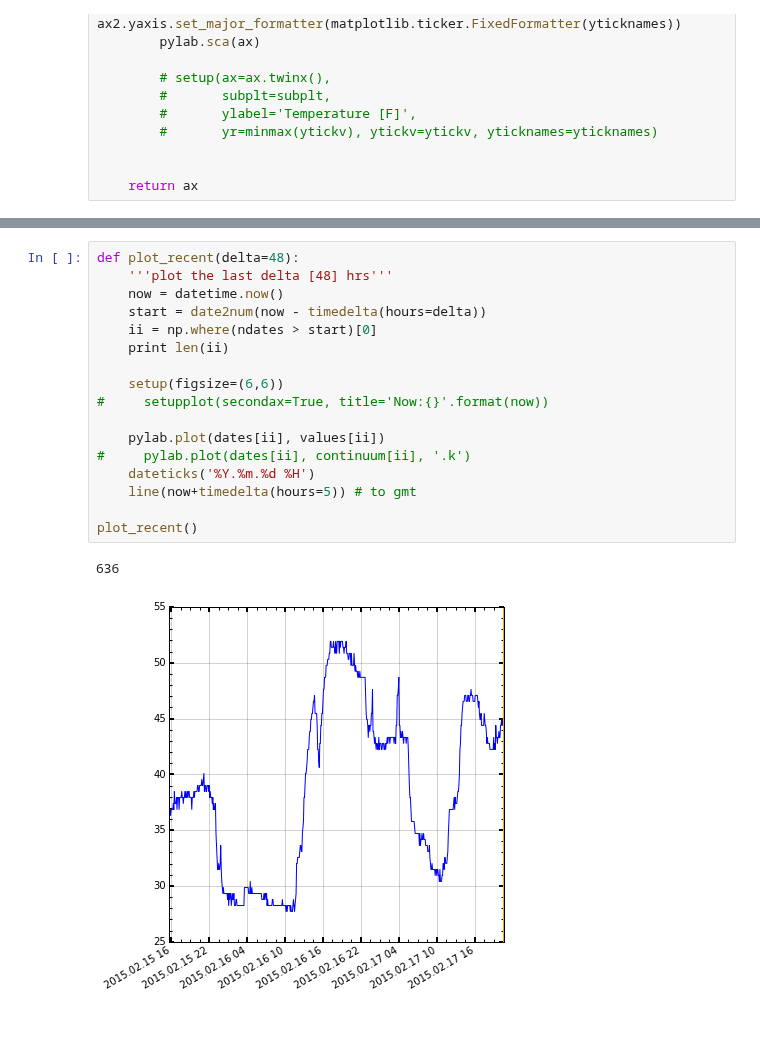
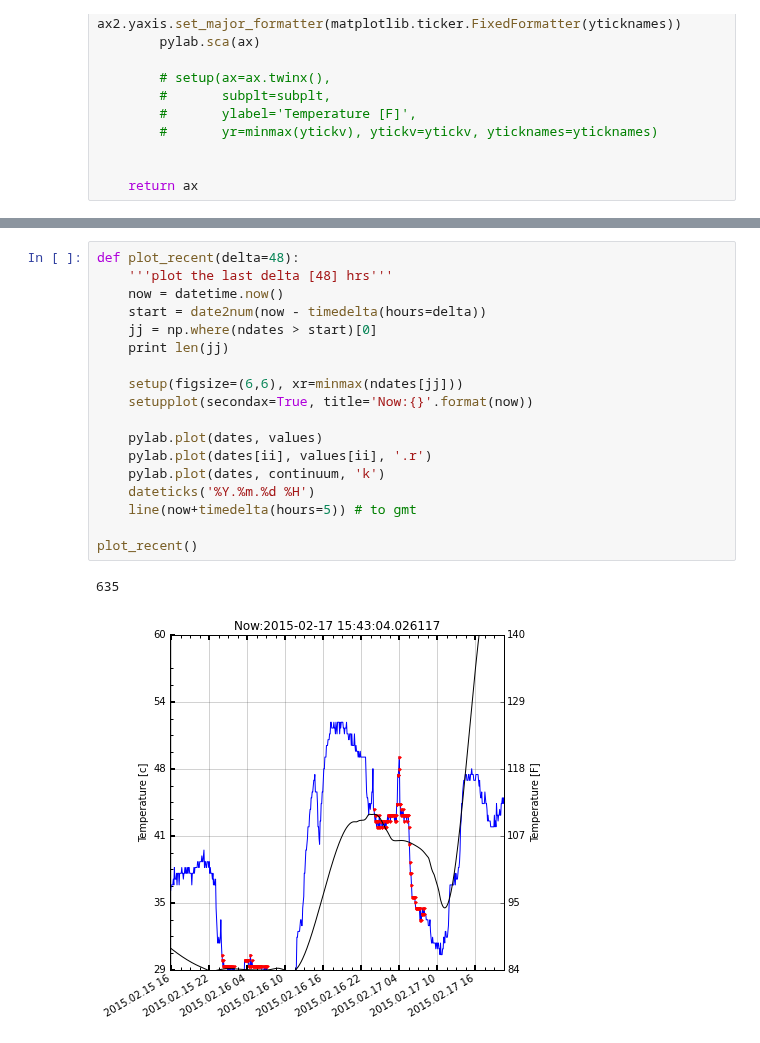
Before and after one commit to ajmendez/templog, a Jupyter notebook: notebook/neon.ipynb, the cells around one changed output, grey strips where cells are left out. Cells and saved outputs as stored; diff of their text form.

Commit message:
neon with new plots

```diff
--- a/notebook/neon.ipynb
+++ b/notebook/neon.ipynb
@@ -155,23 +158,24 @@ plot_temp()
 # %%
 def plot_recent(delta=48):
     '''plot the last delta [48] hrs'''
     now = datetime.now()
     start = date2num(now - timedelta(hours=delta))
-    ii = np.where(ndates > start)[0]
-    print len(ii)
+    jj = np.where(ndates > start)[0]
+    print len(jj)
 
-    setup(figsize=(6,6))
-#     setupplot(secondax=True, title='Now:{}'.format(now))
+    setup(figsize=(6,6), xr=minmax(ndates[jj]))
+    setupplot(secondax=True, title='Now:{}'.format(now))
 
-    pylab.plot(dates[ii], values[ii])
-#     pylab.plot(dates[ii], continuum[ii], '.k')
+    pylab.plot(dates, values)
+    pylab.plot(dates[ii], values[ii], '.r')
+    pylab.plot(dates, continuum, 'k')
     dateticks('%Y.%m.%d %H')
     line(now+timedelta(hours=5)) # to gmt
 
 plot_recent()
 # %% [output]
-636
+635
-[figure, old version]
+[figure, new version]
 # %%
 plot_recent(128)
 # %% [output]
```
Also changed, not shown: parts of 3 cells of this notebook.
